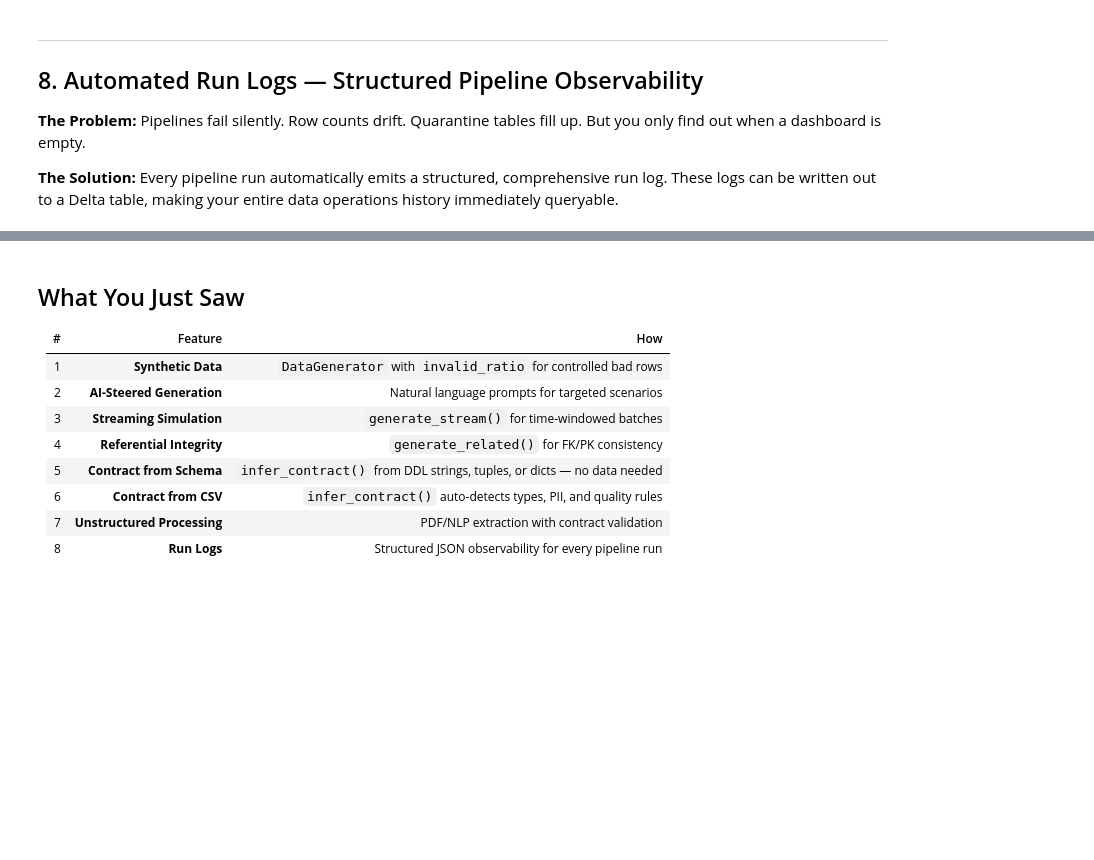
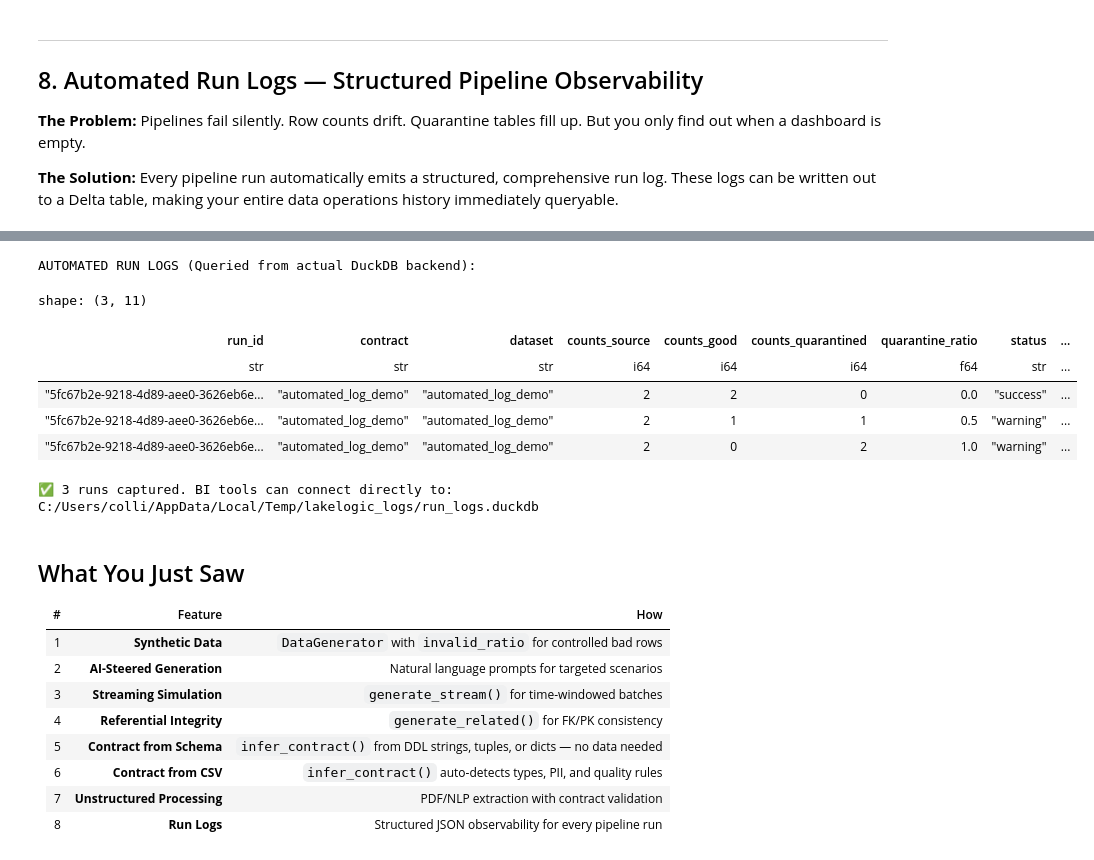
Before and after one commit to LakeLogic/LakeLogic, a Jupyter notebook: examples/colab/05_data_generation_ai.ipynb, the cells around one changed output, grey strips where cells are left out. Cells and saved outputs as stored; diff of their text form; code cells hidden in the pictures; blank space fills up the shorter version.

```diff
--- a/examples/colab/05_data_generation_ai.ipynb
+++ b/examples/colab/05_data_generation_ai.ipynb
@@ -854,7 +1265,7 @@ quality:
 log_contract = ll.DataContract.from_yaml(log_contract_path)
 
 # ── 2. Run the pipeline a few times with varying data quality ─────────
-proc = ll.DataProcessor(log_contract)
+proc = ll.DataProcessor(log_contract, engine="polars")
 
 
 def simulate_run(data):
@@ -900,3 +1311,4 @@ print("AUTOMATED RUN LOGS (Queried from actual DuckDB backend):")
 display(logs_df)
 
 print(f"\n\u2705 {len(logs_df)} runs captured. BI tools can connect directly to: {DB_PATH}")
+# %% [output]
@@ -903,3 +1327,11 @@ print(f"\n\u2705 {len(logs_df)} runs captured. BI tools can connect directly to:
+AUTOMATED RUN LOGS (Queried from actual DuckDB backend):
+shape: (3, 11)
+| run_id | contract | dataset | counts_source | counts_good | counts_quarantined | quarantine_ratio | status | ... |
+| str | str | str | i64 | i64 | i64 | f64 | str | ... |
+| "5fc67b2e-9218-4d89-aee0-3626eb6e... | "automated_log_demo" | "automated_log_demo" | 2 | 2 | 0 | 0.0 | "success" | ... |
+| "5fc67b2e-9218-4d89-aee0-3626eb6e... | "automated_log_demo" | "automated_log_demo" | 2 | 1 | 1 | 0.5 | "warning" | ... |
+| "5fc67b2e-9218-4d89-aee0-3626eb6e... | "automated_log_demo" | "automated_log_demo" | 2 | 0 | 2 | 1.0 | "warning" | ... |
+✅ 3 runs captured. BI tools can connect directly to: C:/Users/colli/AppData/Local/Temp/lakelogic_logs/run_logs.duckdb
 # %% [markdown]
 ## What You Just Saw
 
```
Also changed, not shown: parts of 20 cells of this notebook, 8 other files.
